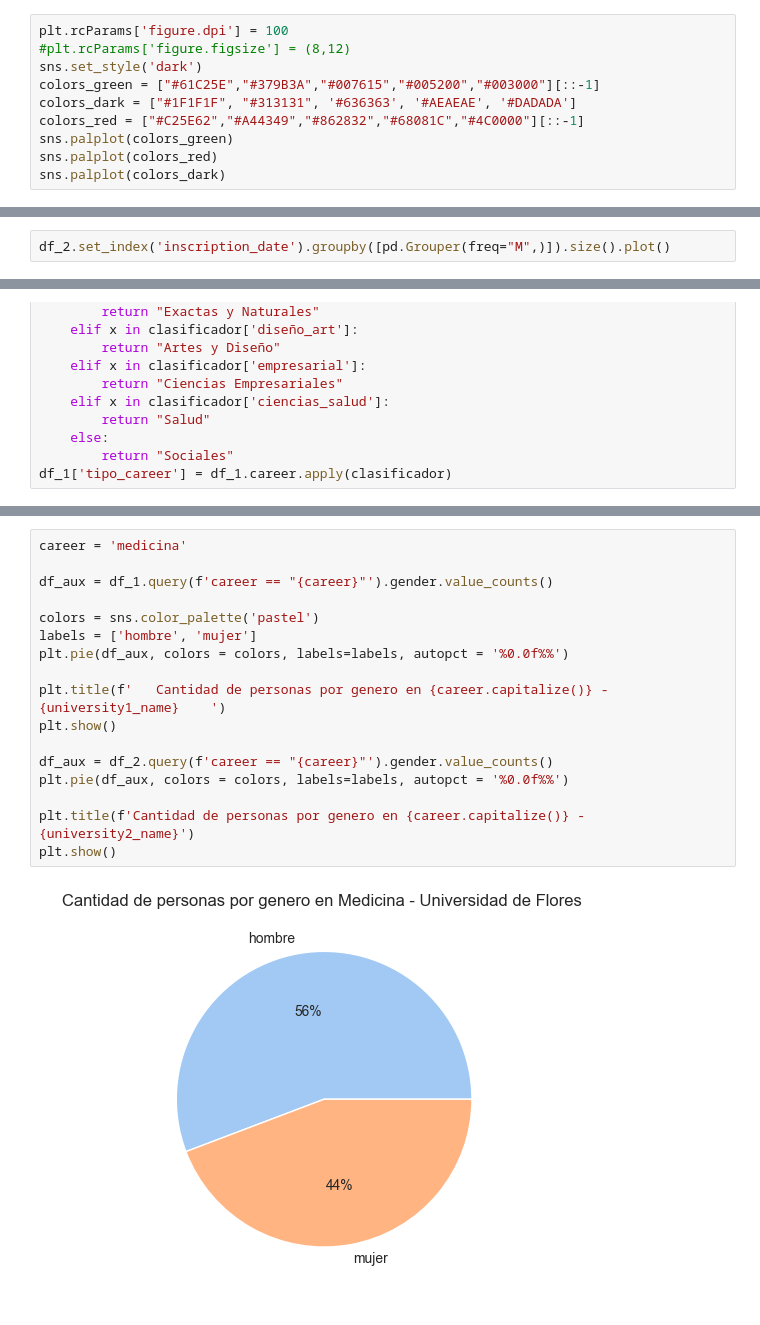
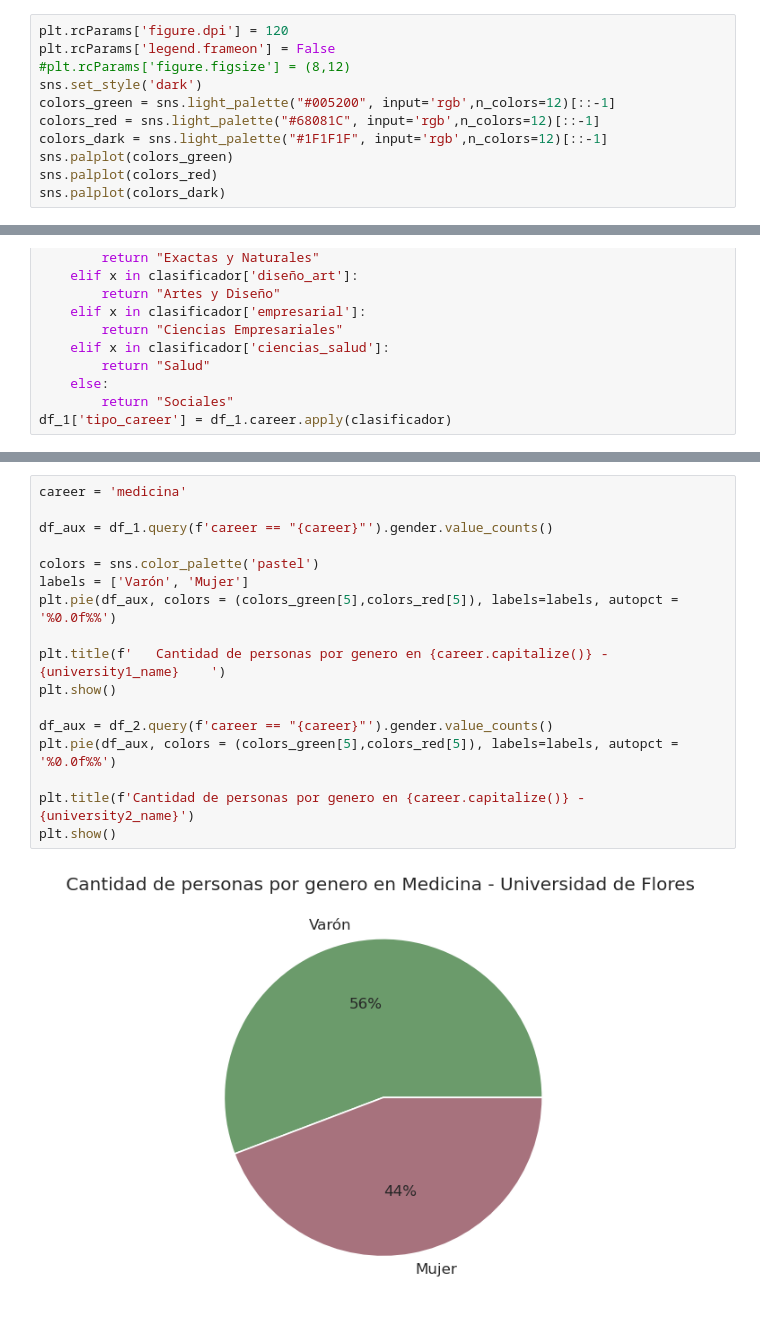
Before and after one commit to KevinMarcos26/Skill-Up-DA-c-Python, a Jupyter notebook: assets/notebooks/Grupo A.ipynb, the cells around one changed output, grey strips where cells are left out. Drawn from its saved outputs; the diff is of its cells as text.

```diff
--- a/assets/notebooks/Grupo A.ipynb
+++ b/assets/notebooks/Grupo A.ipynb
@@ -9,12 +9,13 @@ import matplotlib.pyplot as plt
 import seaborn as sns
 import matplotlib.colors
 # %%
-plt.rcParams['figure.dpi'] = 100
+plt.rcParams['figure.dpi'] = 120
+plt.rcParams['legend.frameon'] = False
 #plt.rcParams['figure.figsize'] = (8,12)
 sns.set_style('dark')
-colors_green = ["#61C25E","#379B3A","#007615","#005200","#003000"][::-1]
-colors_dark = ["#1F1F1F", "#313131", '#636363', '#AEAEAE', '#DADADA']
-colors_red = ["#C25E62","#A44349","#862832","#68081C","#4C0000"][::-1]
+colors_green = sns.light_palette("#005200", input='rgb',n_colors=12)[::-1]
+colors_red = sns.light_palette("#68081C", input='rgb',n_colors=12)[::-1]
+colors_dark = sns.light_palette("#1F1F1F", input='rgb',n_colors=12)[::-1]
 sns.palplot(colors_green)
 sns.palplot(colors_red)
 sns.palplot(colors_dark)
@@ -224,2 +219,0 @@ df_2.inscription_date = pd.to_datetime(df_2.inscription_date)
-# %%
-df_2.set_index('inscription_date').groupby([pd.Grouper(freq="M",)]).size().plot()
@@ -333,19 +324,19 @@ plt.show()
 # %%
 career = 'medicina'
 
 df_aux = df_1.query(f'career == "{career}"').gender.value_counts()
 
 colors = sns.color_palette('pastel')
-labels = ['hombre', 'mujer']
-plt.pie(df_aux, colors = colors, labels=labels, autopct = '%0.0f%%')
+labels = ['Varón', 'Mujer']
+plt.pie(df_aux, colors = (colors_green[5],colors_red[5]), labels=labels, autopct = '%0.0f%%')
 
 plt.title(f'   Cantidad de personas por genero en {career.capitalize()} - {university1_name}    ')
 plt.show()
 
 df_aux = df_2.query(f'career == "{career}"').gender.value_counts()
-plt.pie(df_aux, colors = colors, labels=labels, autopct = '%0.0f%%')
+plt.pie(df_aux, colors = (colors_green[5],colors_red[5]), labels=labels, autopct = '%0.0f%%')
 
 plt.title(f'Cantidad de personas por genero en {career.capitalize()} - {university2_name}')
 plt.show()
 # %% [output]
-[figure, old version]
+[figure, new version]
```
Also changed, not shown: parts of 20 cells of this notebook.
